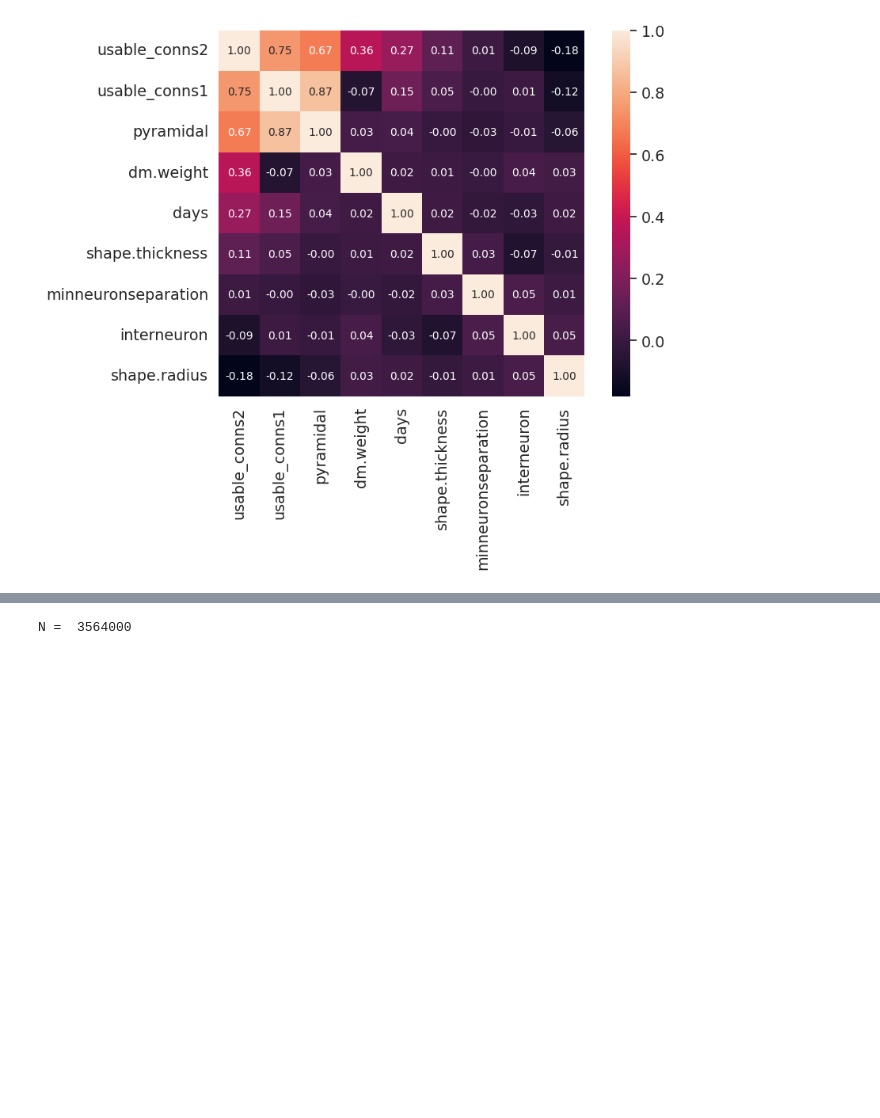
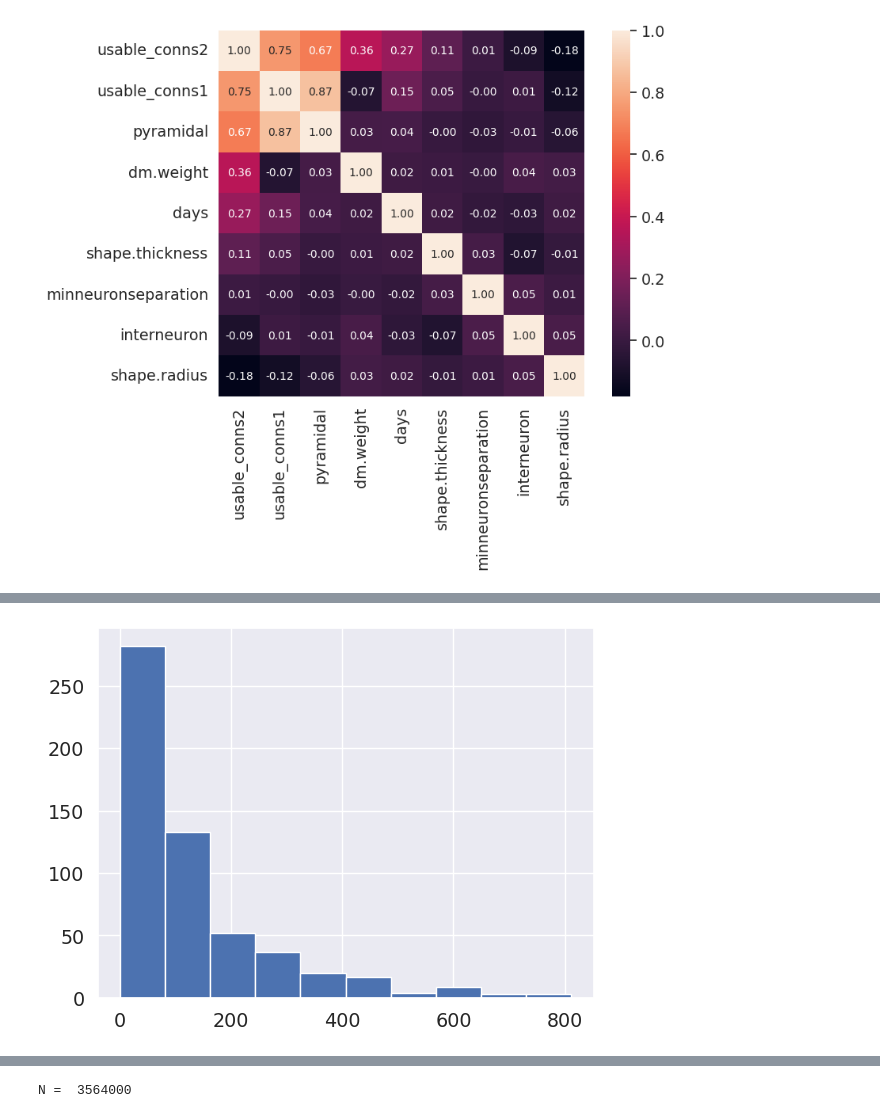
Before and after one commit to carboncopies/BrainEmulationChallenge, a Jupyter notebook: src/models/autoassociative/NetmorphParOptim/Phase1_Netmorph_ParOptim.ipynb, the cells around one changed output, grey strips where cells are left out. Cells and saved outputs as stored; diff of their text form; code cells hidden in the pictures; blank space fills up the shorter version.

```diff
--- a/src/models/autoassociative/NetmorphParOptim/Phase1_Netmorph_ParOptim.ipynb
+++ b/src/models/autoassociative/NetmorphParOptim/Phase1_Netmorph_ParOptim.ipynb
@@ -90,0 +95,3 @@ f.savefig('Correlation_Matrix.png')
+# %%
+cols = ['days', 'pyramidal', 'interneuron', 'minneuronseparation',
+       'shape.radius', 'shape.thickness', 'dm.weight']
@@ -90,0 +122,38 @@ f.savefig('Correlation_Matrix.png')
+# %%
+clf = RandomForestRegressor(n_estimators=1000, bootstrap = True, oob_score = True, random_state = 27)
+
+
+# train the model
+clf.fit(X_train, y_train)
+
+print('Fit R2 = ', clf.score(X_train, y_train))
+
+# predict on training data
+X_train['Pred_usable_conns2'] = clf.predict(X_train)
+
+resid1 = y_train - clf.oob_prediction_
+
+
+# 95% prediction interval of the training set on individual predictions (95% confidence limits)
+lowq = resid1.quantile(0.025)
+highq = resid1.quantile(0.975)
+print(("Lower Quantile: ", lowq, "   Upper Quantile: ", highq))
+
+X_train['Lower'] = (X_train['Pred_usable_conns2']+lowq).clip(0)    # can't have negative numbers
+X_train['Upper'] = X_train['Pred_usable_conns2']+highq
+
+
+# Relative Difference of the Simulated and Predicted usable_conns2 in %.
+for item in y_train:
+    if item == 0:
+        relDiff = 0
+    else:
+        relDiff = 100 * abs((item - X_train['Pred_usable_conns2'])/item)
+
+
+X_train['Relative_percent_diff'] = relDiff
+
+
+# ####
+# with pd.ExcelWriter("Phase1-_predictions.xlsx") as writer:
+#     df1.to_excel(writer, index=False)
@@ -90,0 +172,5 @@ f.savefig('Correlation_Matrix.png')
+# %%
+plt.hist(X_train[X_train['Relative_percent_diff']!=0.0]['Relative_percent_diff'])
+plt.show()
+# %% [output]
+[figure, added]
```
Also changed, not shown: parts of 82 cells of this notebook.
